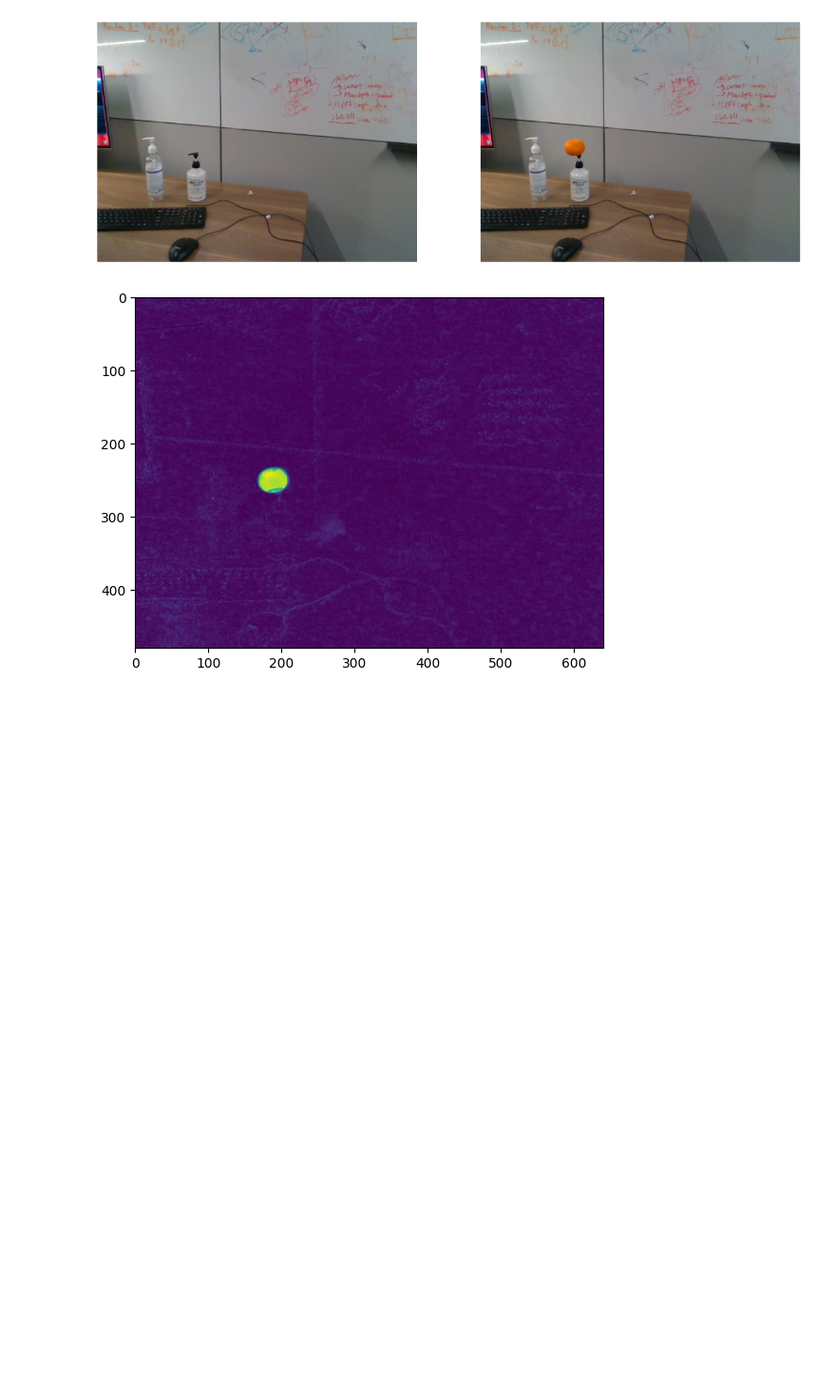
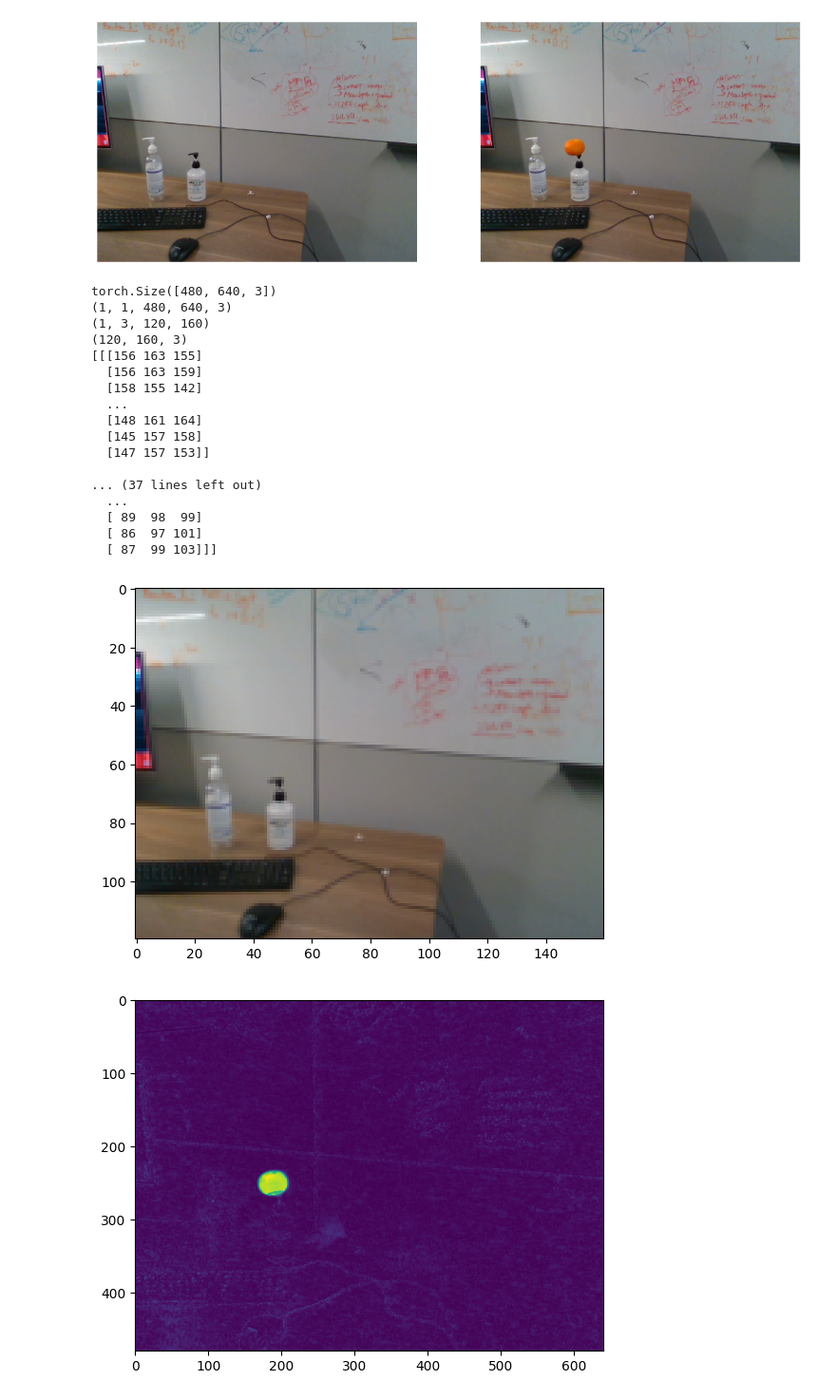
Before and after one commit to uynitsuj/LEGS, a Jupyter notebook: l3gs/l3gs/scripts/differencing.ipynb, the cells around one changed output. Shown at 95% size. Saved outputs shown, nothing was run; the diff lists cells and outputs as text; code cells hidden in the pictures; blank space fills up the shorter version.

```diff
--- a/l3gs/l3gs/scripts/differencing.ipynb
+++ b/l3gs/l3gs/scripts/differencing.ipynb
@@ -148,6 +148,61 @@ axarr[1].axis('off')
 f.show()
 # %% [output]
 [figure]
+# %%
+import cv2
+import torch
+import torch.nn.functional as F
+
+def antialiased_downres(image, factor, is_color_image=False):
+        assert factor % 2 == 0, "factor must be a multiple of 2"
+
+        kernel_size = 2 * factor - 1
+        sigma = factor / 2
+
+        torch_image = image
+
+        torch_image = torch_image.unsqueeze(0).unsqueeze(0)
+        blurred_image = cv2.GaussianBlur(np.array(torch_image),(kernel_size,kernel_size),sigma)
+        print(blurred_image.shape)
+        if is_color_image:
+            blurred_image = blurred_image.squeeze(0).transpose(0, 3, 1, 2)
+        else:
+            blurred_image = blurred_image
+        blurred_image = torch.from_numpy(blurred_image).float()
+        downsampled = F.interpolate(blurred_image, size=(image.shape[0] // factor, image.shape[1] // factor), mode='bilinear' ,antialias=True).numpy()
+        print(downsampled.shape)
+        if is_color_image:
+            downsampled = downsampled.transpose(0, 2, 3, 1).squeeze(0)
+        else:
+            downsampled = downsampled.squeeze(0).squeeze(0)
+
+        return downsampled / 255.0
+
+tframe = torch.from_numpy(np_frame1).to(torch.float32)
+print(tframe.shape)
+downsampled_frame1 = antialiased_downres(tframe, 4, is_color_image=True)
+print(downsampled_frame1.shape)
+plt.imshow(downsampled_frame1)
+print(downsampled_frame1)
+# %% [output]
+torch.Size([480, 640, 3])
+(1, 1, 480, 640, 3)
+(1, 3, 120, 160)
+(120, 160, 3)
+[[[156 163 155]
+  [156 163 159]
+  [158 155 142]
+  ...
+  [148 161 164]
+  [145 157 158]
+  [147 157 153]]
+
+... (37 lines left out)
+  ...
+  [ 89  98  99]
+  [ 86  97 101]
+  [ 87  99 103]]]
+[figure, added]
 # %%
 np_l2_dist = np.linalg.norm(np_frame1.astype(np.int8) - np_frame2.astype(np.int8), axis=2)
 plt.imshow(np_l2_dist)
```
Also changed, not shown: parts of 1 cell of this notebook, 8 other files.
